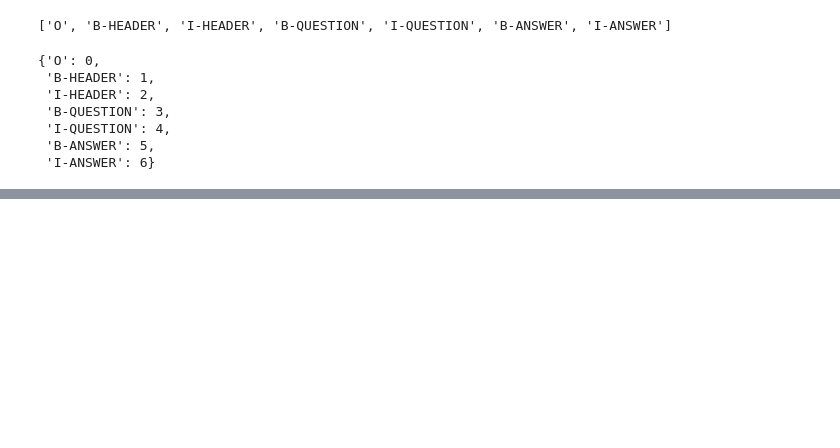
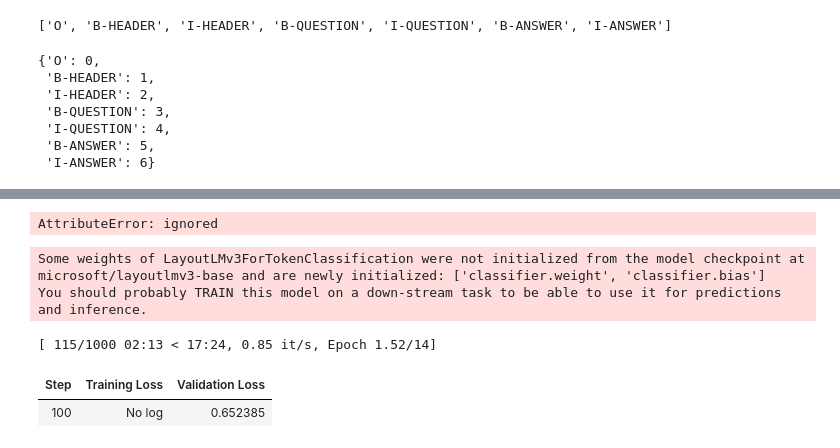
Before and after one commit to VishalPrem1994/AIGenPlayGround, a Jupyter notebook: TFAutoModelForTokenClassification.ipynb, the cells around one changed output, grey strips where cells are left out. Drawn from its saved outputs; the diff is of its cells as text; code cells hidden in the pictures; blank space fills up the shorter version.

```diff
--- a/TFAutoModelForTokenClassification.ipynb
+++ b/TFAutoModelForTokenClassification.ipynb
@@ -129,11 +195,10 @@ label2id
 # %%
 features = Features({
-    'image': Array3D(dtype="int64", shape=(3, 224, 224)),
+    'pixel_values': Array3D(dtype="float32", shape=(3, 224, 224)),
     'input_ids': Sequence(feature=Value(dtype='int64')),
     'attention_mask': Sequence(Value(dtype='int64')),
-    'token_type_ids': Sequence(Value(dtype='int64')),
     'bbox': Array2D(dtype="int64", shape=(512, 4)),
-    'labels': Sequence(ClassLabel(names=labels)),
+    'labels': Sequence(feature=Value(dtype='int64')),
 })
 # %%
 processor = AutoProcessor.from_pretrained("microsoft/layoutlmv3-base", apply_ocr=False)
@@ -166,0 +226,8 @@ trainer = Trainer(model=model,args=None,train_dataset=None,eval_dataset=None)
+# %%
+import torch
+
+example = train_dataset[0]
+for k,v in example.items():
+    print(k,v.shape)
+# %% [output]
+AttributeError: ignored
@@ -166,0 +237,39 @@ trainer = Trainer(model=model,args=None,train_dataset=None,eval_dataset=None)
+# %%
+from transformers import LayoutLMv3ForTokenClassification
+
+model = LayoutLMv3ForTokenClassification.from_pretrained("microsoft/layoutlmv3-base",
+                                                         id2label=id2label,
+                                                         label2id=label2id)
+# %% [output]
+Some weights of LayoutLMv3ForTokenClassification were not initialized from the model checkpoint at microsoft/layoutlmv3-base and are newly initialized: ['classifier.weight', 'classifier.bias']
+You should probably TRAIN this model on a down-stream task to be able to use it for predictions and inference.
+# %%
+from transformers import TrainingArguments, Trainer
+
+training_args = TrainingArguments(output_dir="test",
+                                  max_steps=1000,
+                                  per_device_train_batch_size=2,
+                                  per_device_eval_batch_size=2,
+                                  learning_rate=1e-5,
+                                  evaluation_strategy="steps",
+                                  eval_steps=100,
+                                  load_best_model_at_end=True,
+                                  metric_for_best_model="f1")
+# %%
+from transformers.data.data_collator import default_data_collator
+
+# Initialize our Trainer
+trainer = Trainer(
+    model=model,
+    args=training_args,
+    train_dataset=train_dataset,
+    eval_dataset=test_dataset,
+    tokenizer=processor,
+    data_collator=default_data_collator,
+)
+# %%
+trainer.train()
+# %% [output]
+[ 115/1000 02:13 < 17:24, 0.85 it/s, Epoch 1.52/14]
+| Step | Training Loss | Validation Loss |
+| 100 | No log | 0.652385 |
```
Also changed, not shown: parts of 22 cells of this notebook.
